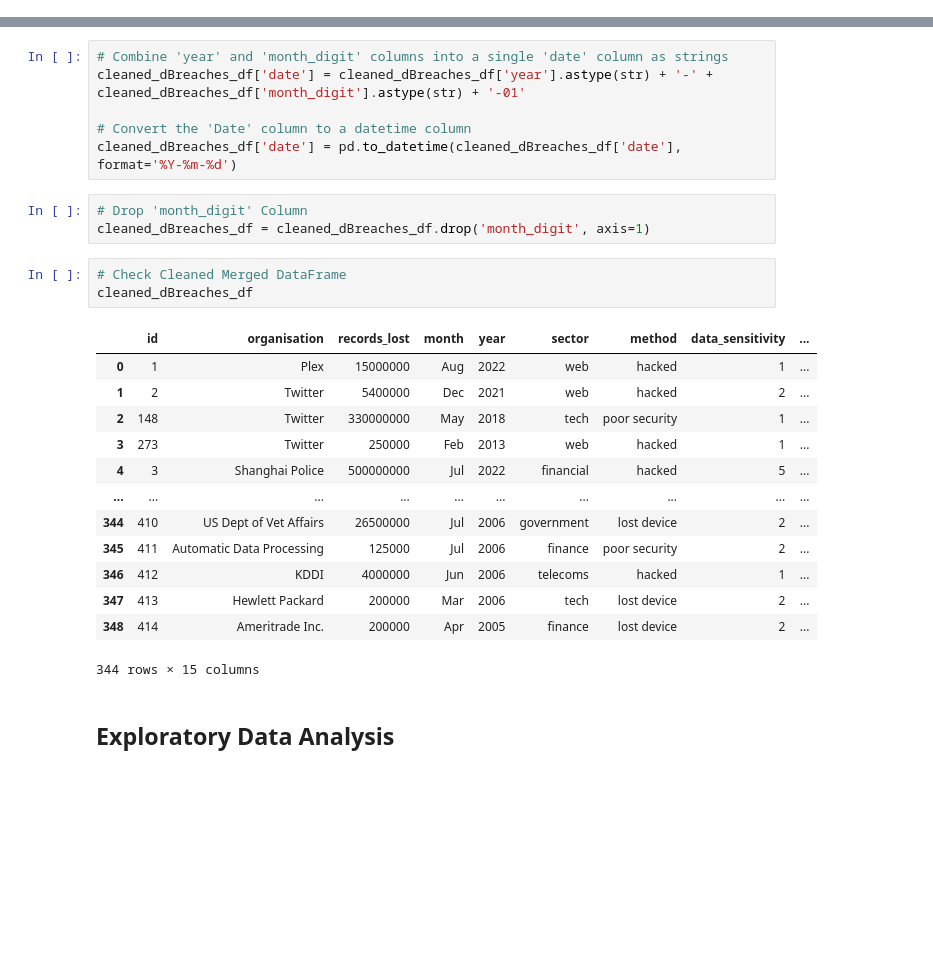
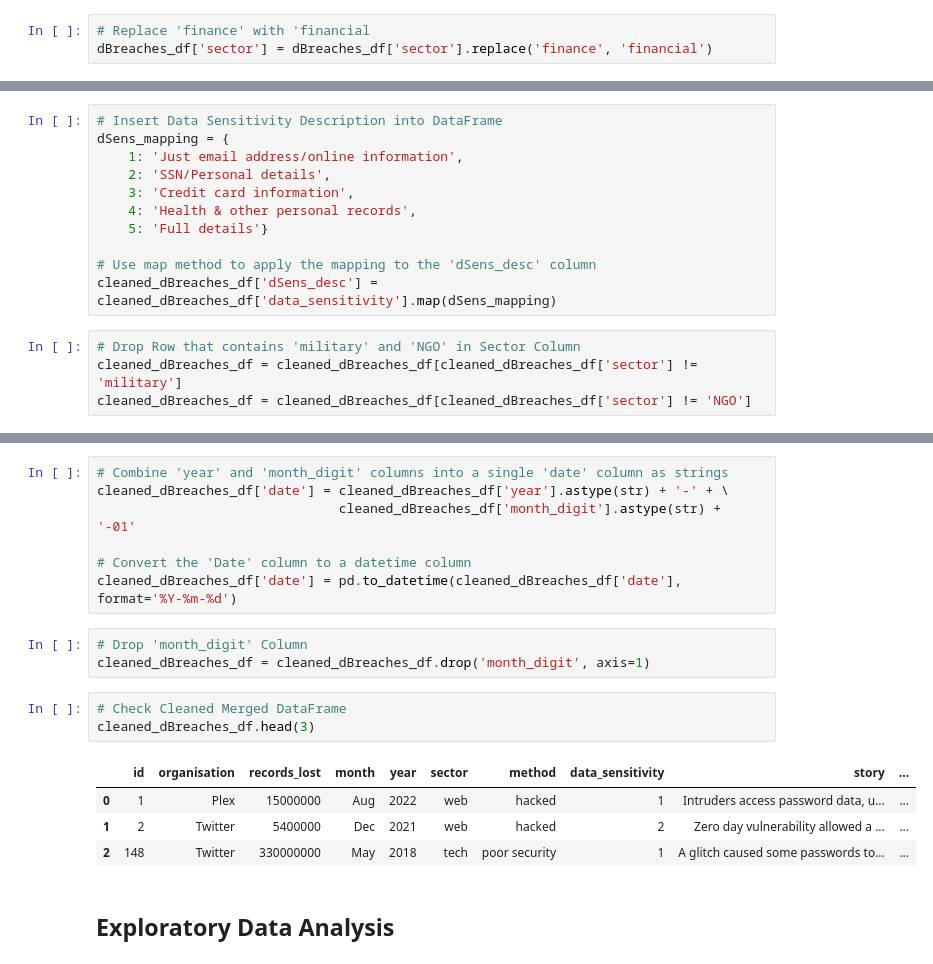
Before and after one commit to PianoPalf/group-project-3, a Jupyter notebook: Python/dataframe_creation_&_clean_SP.ipynb, the cells around one changed output, grey strips where cells are left out. Drawn from its saved outputs; the diff is of its cells as text; blank space fills up the shorter version.

```diff
--- a/Python/dataframe_creation_&_clean_SP.ipynb
+++ b/Python/dataframe_creation_&_clean_SP.ipynb
@@ -320,3 +330,6 @@ dBreaches_df['method'] = dBreaches_df['method'].str.strip()
+# %%
+# Replace 'finance' with 'financial
+dBreaches_df['sector'] = dBreaches_df['sector'].replace('finance', 'financial')
 # %%
 # Check DataFrame
 dBreaches_df
@@ -368,4 +381,19 @@ month_mapping = {
 cleaned_dBreaches_df['month_digit'] = cleaned_dBreaches_df['month'].map(month_mapping)
+# %%
+# Insert Data Sensitivity Description into DataFrame
+dSens_mapping = {
+    1: 'Just email address/online information',
+    2: 'SSN/Personal details',
+    3: 'Credit card information',
+    4: 'Health & other personal records',
+    5: 'Full details'}
+
+# Use map method to apply the mapping to the 'dSens_desc' column
+cleaned_dBreaches_df['dSens_desc'] = cleaned_dBreaches_df['data_sensitivity'].map(dSens_mapping)
+# %%
+# Drop Row that contains 'military' and 'NGO' in Sector Column
+cleaned_dBreaches_df = cleaned_dBreaches_df[cleaned_dBreaches_df['sector'] != 'military']
+cleaned_dBreaches_df = cleaned_dBreaches_df[cleaned_dBreaches_df['sector'] != 'NGO']
 # %%
 cleaned_dBreaches_df['month'].unique()
 # %% [output]
@@ -373,7 +401,8 @@ array(['Aug', 'Dec', 'May', 'Feb', 'Jul', 'Jun', 'Apr', 'Mar', 'Jan',
        'Nov', 'Oct', 'Sep'], dtype=object)
 # %%
 # Combine 'year' and 'month_digit' columns into a single 'date' column as strings
-cleaned_dBreaches_df['date'] = cleaned_dBreaches_df['year'].astype(str) + '-' + cleaned_dBreaches_df['month_digit'].astype(str) + '-01'
+cleaned_dBreaches_df['date'] = cleaned_dBreaches_df['year'].astype(str) + '-' + \
+                               cleaned_dBreaches_df['month_digit'].astype(str) + '-01'
 
 # Convert the 'Date' column to a datetime column
 cleaned_dBreaches_df['date'] = pd.to_datetime(cleaned_dBreaches_df['date'], format='%Y-%m-%d')
@@ -382,21 +411,12 @@ cleaned_dBreaches_df['date'] = pd.to_datetime(cleaned_dBreaches_df['date'], form
 cleaned_dBreaches_df = cleaned_dBreaches_df.drop('month_digit', axis=1)
 # %%
 # Check Cleaned Merged DataFrame
-cleaned_dBreaches_df
+cleaned_dBreaches_df.head(3)
 # %% [output]
-|  | id | organisation | records_lost | month | year | sector | method | data_sensitivity | ... |
-| 0 | 1 | Plex | 15000000 | Aug | 2022 | web | hacked | 1 | ... |
-| 1 | 2 | Twitter | 5400000 | Dec | 2021 | web | hacked | 2 | ... |
-| 2 | 148 | Twitter | 330000000 | May | 2018 | tech | poor security | 1 | ... |
-| 3 | 273 | Twitter | 250000 | Feb | 2013 | web | hacked | 1 | ... |
-| 4 | 3 | Shanghai Police | 500000000 | Jul | 2022 | financial | hacked | 5 | ... |
-| ... | ... | ... | ... | ... | ... | ... | ... | ... | ... |
-| 344 | 410 | US Dept of Vet Affairs | 26500000 | Jul | 2006 | government | lost device | 2 | ... |
-| 345 | 411 | Automatic Data Processing | 125000 | Jul | 2006 | finance | poor security | 2 | ... |
-| 346 | 412 | KDDI | 4000000 | Jun | 2006 | telecoms | hacked | 1 | ... |
-| 347 | 413 | Hewlett Packard | 200000 | Mar | 2006 | tech | lost device | 2 | ... |
-| 348 | 414 | Ameritrade Inc. | 200000 | Apr | 2005 | finance | lost device | 2 | ... |
+|  | id | organisation | records_lost | month | year | sector | method | data_sensitivity | story | ... |
+| 0 | 1 | Plex | 15000000 | Aug | 2022 | web | hacked | 1 | Intruders access password data, u... | ... |
+| 1 | 2 | Twitter | 5400000 | Dec | 2021 | web | hacked | 2 | Zero day vulnerability allowed a ... | ... |
+| 2 | 148 | Twitter | 330000000 | May | 2018 | tech | poor security | 1 | A glitch caused some passwords to... | ... |
-344 rows × 15 columns
 # %% [markdown]
 ## Exploratory Data Analysis
 # %%
```
Also changed, not shown: parts of 33 cells of this notebook, 19 other files.
